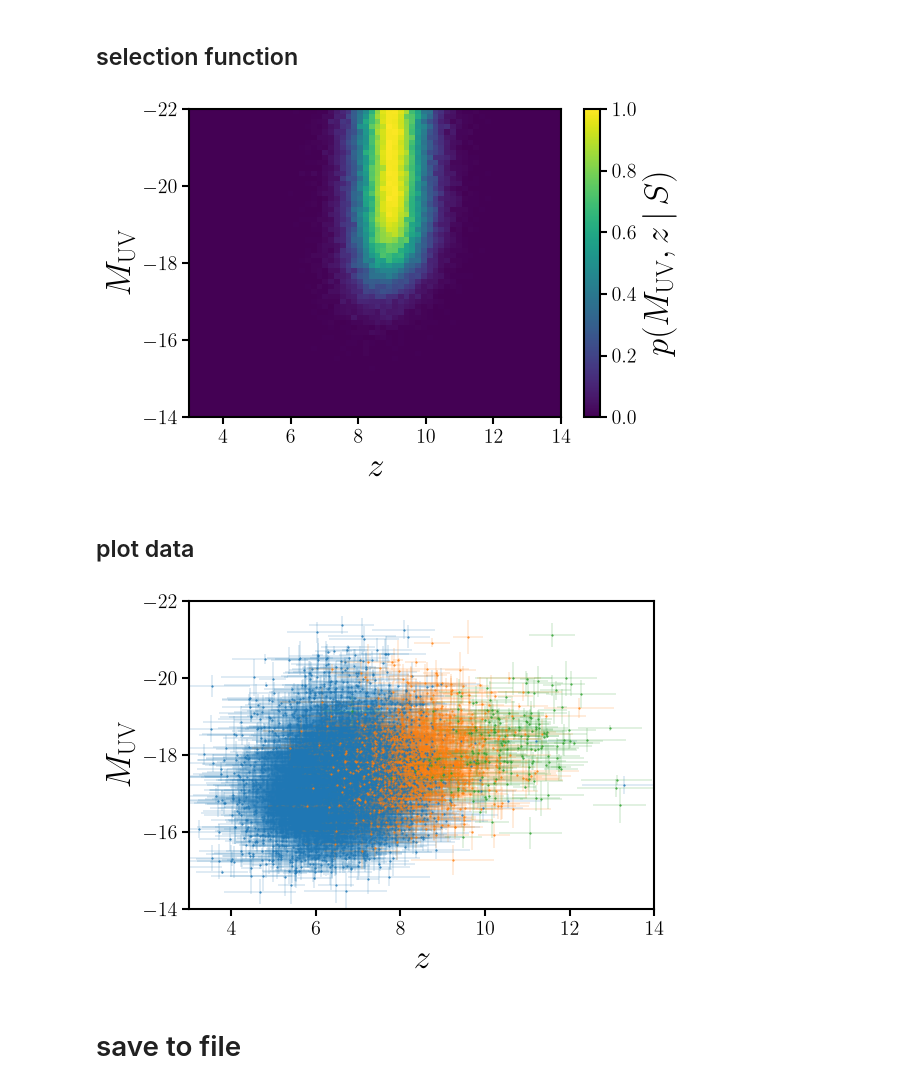
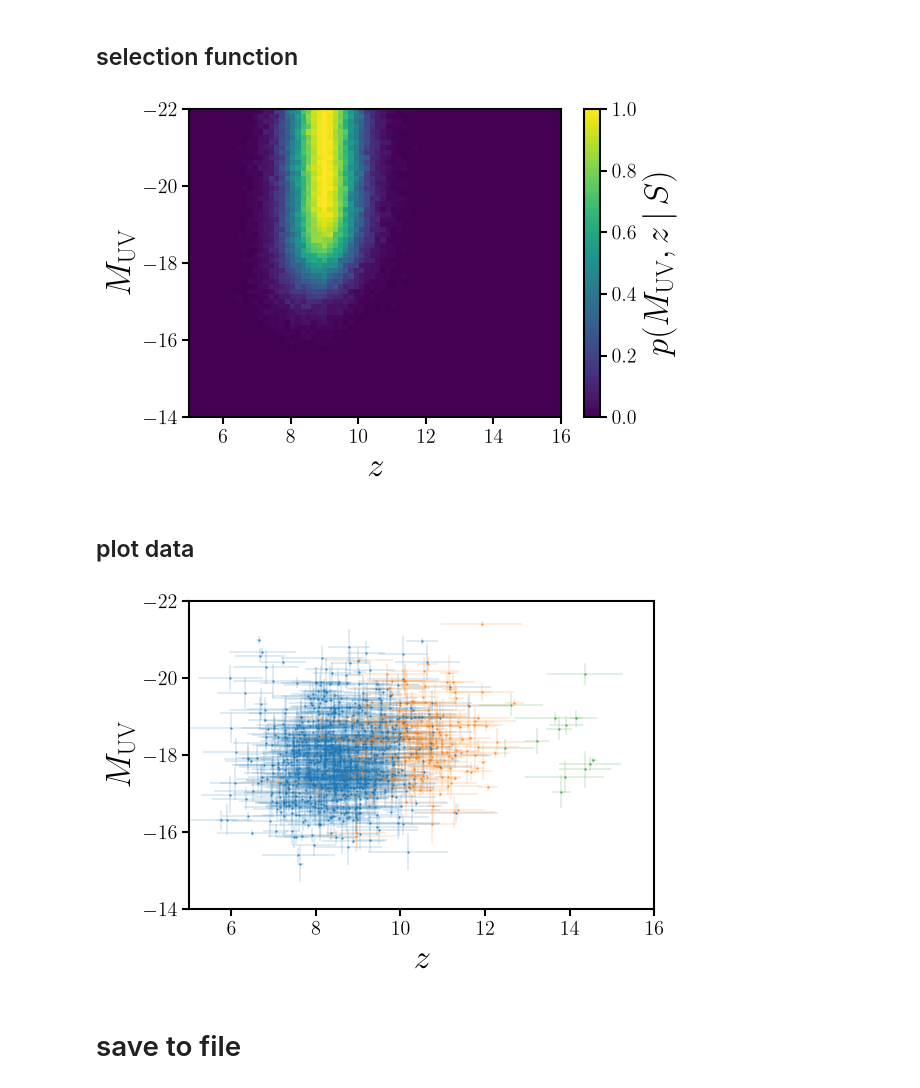
Before and after one commit to changhoonhahn/px2cosmo, a Jupyter notebook: nb/mock/mock_obs.ipynb, the cells around one changed output. Drawn from its saved outputs; the diff is of its cells as text; code cells hidden in the pictures.

```diff
--- a/nb/mock/mock_obs.ipynb
+++ b/nb/mock/mock_obs.ipynb
@@ -21,7 +21,7 @@ mpl.rcParams['ytick.major.size'] = 5
 mpl.rcParams['ytick.major.width'] = 1.5
 mpl.rcParams['legend.frameon'] = False
 # %%
-phi_true = np.array([-1.65, -1.5, -0.2, -19.5, 6e-3])
+omega_true = np.array([-1.65, -1.5, -0.2, -19.5, 6e-3])
 # %% [markdown]
 ## luminosity function
 # %%
@@ -56,32 +56,32 @@ p = sub.pcolormesh(X, Y, (h_select/h).T, vmin=0., vmax=1.)
 
 plt.colorbar(p).set_label(r'$p(M_{\rm UV}, z\,|\,S)$', size=25)
 sub.set_xlabel('$z$', fontsize=25)
-sub.set_xlim(3, 14)
+sub.set_xlim(5, 16)
 sub.set_ylabel(r'$M_{\rm UV}$', fontsize=25)
 sub.set_ylim(-14, -22)
 fig.savefig('mock_select.pdf', bbox_inches='tight')
 # %% [output]
-[figure, old version]
+[figure, new version]
 # %% [markdown]
 ## plot data
 # %%
-X_obs0 = FM.forwardmodel(phi_true[:-1], name='z7', phi_amp=phi_true[-1])
-X_obs1 = FM.forwardmodel(phi_true[:-1], name='z9', phi_amp=phi_true[-1])
-X_obs2 = FM.forwardmodel(phi_true[:-1], name='z11', phi_amp=phi_true[-1])
+X_obs0 = FM.forwardmodel(omega_true[:-1], name='z9', phi_amp=omega_true[-1])
+X_obs1 = FM.forwardmodel(omega_true[:-1], name='z11', phi_amp=omega_true[-1])
+X_obs2 = FM.forwardmodel(omega_true[:-1], name='z14', phi_amp=omega_true[-1])
 # %%
 fig = plt.figure(figsize=(6,4))
 sub = fig.add_subplot(111)
-sub.errorbar(X_obs0[:,0], X_obs0[:,1], xerr=X_obs0[:,2], yerr=X_obs0[:,3], fmt='.C0', elinewidth=0.2, markersize=1)
-sub.errorbar(X_obs1[:,0], X_obs1[:,1], xerr=X_obs1[:,2], yerr=X_obs1[:,3], fmt='.C1', elinewidth=0.2, markersize=1)
-sub.errorbar(X_obs2[:,0], X_obs2[:,1], xerr=X_obs2[:,2], yerr=X_obs2[:,3], fmt='.C2', elinewidth=0.2, markersize=1)
+sub.errorbar(X_obs0[:,0], X_obs0[:,1], xerr=X_obs0[:,2], yerr=X_obs0[:,3], fmt='.C0', elinewidth=0.2, markersize=1, rasterized=True)
+sub.errorbar(X_obs1[:,0], X_obs1[:,1], xerr=X_obs1[:,2], yerr=X_obs1[:,3], fmt='.C1', elinewidth=0.2, markersize=1, rasterized=True)
+sub.errorbar(X_obs2[:,0], X_obs2[:,1], xerr=X_obs2[:,2], yerr=X_obs2[:,3], fmt='.C2', elinewidth=0.2, markersize=1, rasterized=True)
 
 sub.set_xlabel('$z$', fontsize=25)
-sub.set_xlim(3, 14)
+sub.set_xlim(5, 16)
 sub.set_ylabel(r'$M_{\rm UV}$', fontsize=25)
 sub.set_ylim(-14, -22)
 fig.savefig('mock_obs.pdf', bbox_inches='tight')
 # %% [output]
-[figure, old version]
+[figure, new version]
 # %% [markdown]
 # save to file
 # %%
```
Also changed, not shown: parts of 4 cells of this notebook, 1 other file.
